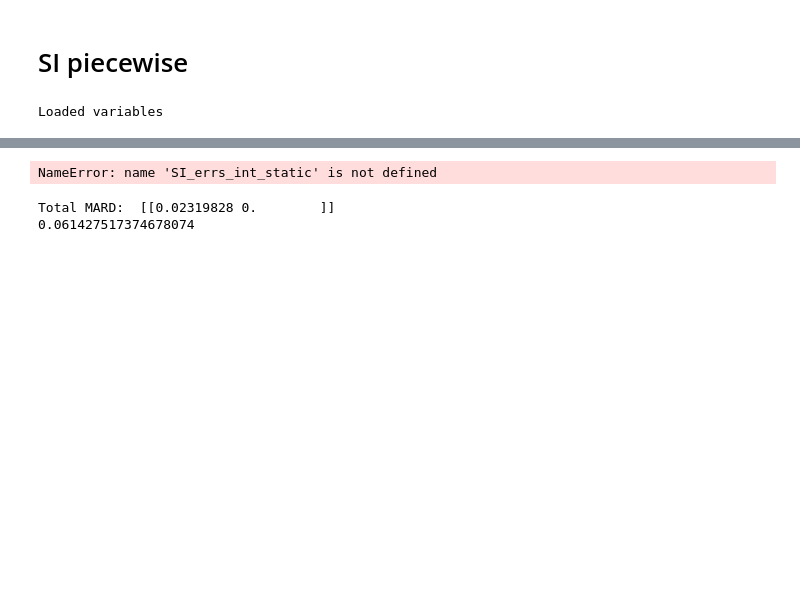
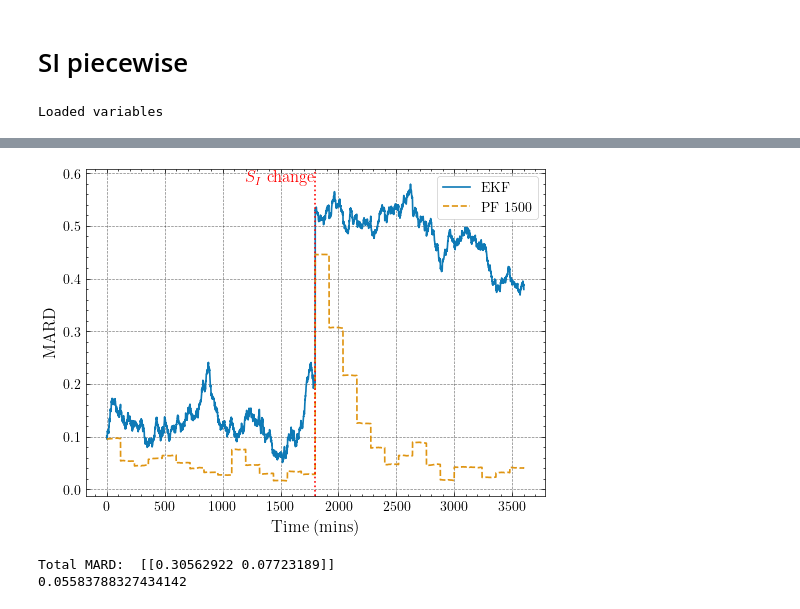
Before and after one commit to mlmulv/Thesis-Code, a Jupyter notebook: notebooks/04_Parameter_Estimation.ipynb, the cells around one changed output, grey strips where cells are left out. Saved outputs shown, nothing was run; the diff lists cells and outputs as text; code cells hidden in the pictures; blank space fills up the shorter version.

```diff
--- a/notebooks/04_Parameter_Estimation.ipynb
+++ b/notebooks/04_Parameter_Estimation.ipynb
@@ -139,59 +141,59 @@ for i in range(5):
 # %%
 for j in range(num_deviations):
     mean_err = np.mean(SI_errs[j, :, :, :], axis=1)
-    mean_err_2500 = np.mean(SI_errs_2500[j, :, :, :], axis=1)
+    # mean_err_2500 = np.mean(SI_errs_2500[j, :, :, :], axis=1)
     time = np.arange(mean_err.shape[1])
     mean_err_int = np.mean(SI_errs_int_static, axis=0)
     time_int = 60*np.arange(mean_err_int.shape[0])
-    num_plots = len(filters)-1
-    num_filters = len(filters)-1
+    num_plots = len(filters)
+    num_filters = len(filters)
     palette = sns.color_palette("colorblind", num_filters+1)
 
     fig, ax = plt.subplots(figsize=(5.1, 3.75))
 
     for i in range(num_plots):
         ax.plot(
             time,
-            mean_err[i] / 100,
+            abs(mean_err[i]) / 100,
             color=palette[i],
             linewidth=1.2,
             alpha=0.95,
             linestyle=["-", "--", "-.", ":"][i % 4],
             label=f"{filters[i]}",
         )
     # ax.plot(
     #     time,
     #     mean_err_2500[1] / 100,
     #     color=palette[2],
     #     linewidth=1.2,
     #     alpha=0.95,
     #     linestyle=["-", "--", "-.", ":"][2],
     #     label="PF 2500",
     # )
-    ax.plot(
-        time_int,
-        mean_err_int,
-        color=palette[1],
-        linewidth=1.2,
-        alpha=0.95,
-        linestyle=["-", "--", "-.", ":"][2],
-        label="Integral-based Method",
-    )
+    # ax.plot(
+    #     time_int,
+    #     abs(mean_err_int),
+    #     color=palette[2],
+    #     linewidth=1.2,
+    #     alpha=0.95,
+    #     linestyle=["-", "--", "-.", ":"][2],
+    #     label="Integral-based Method",
+    # )
     x = 1800
     plt.axvline(x=x, color='red', linewidth=1.2, alpha=0.95, linestyle=":")
     ymin, ymax = plt.ylim()
     ypos = ymin + 0.95*(ymax - ymin)   # adjust vertical offset as needed
     plt.text(x + 5, ypos, r"$\,S_I$ change", color='red', va='bottom', ha='right')
     ax.set_xlabel("Time (mins)")
     ax.set_ylabel("MARD")
     ax.legend(loc="best")
     fig.savefig("figures/5_5.pdf", format="pdf")
 # %% [output]
-NameError: name 'SI_errs_int_static' is not defined
+[figure, added]
 # %%
-total_mard = np.average(SI_errs / 100, axis=(2, 3))
+total_mard = abs(np.average(SI_errs / 100, axis=(2, 3)))
 print("Total MARD: ", total_mard)
 print(np.average(mean_err_int))
 # %% [output]
-Total MARD:  [[0.02319828 0.        ]]
-0.061427517374678074
+Total MARD:  [[0.30562922 0.07723189]]
+0.05583788327434142
```
Also changed, not shown: parts of 9 cells of this notebook, 6 other files.
